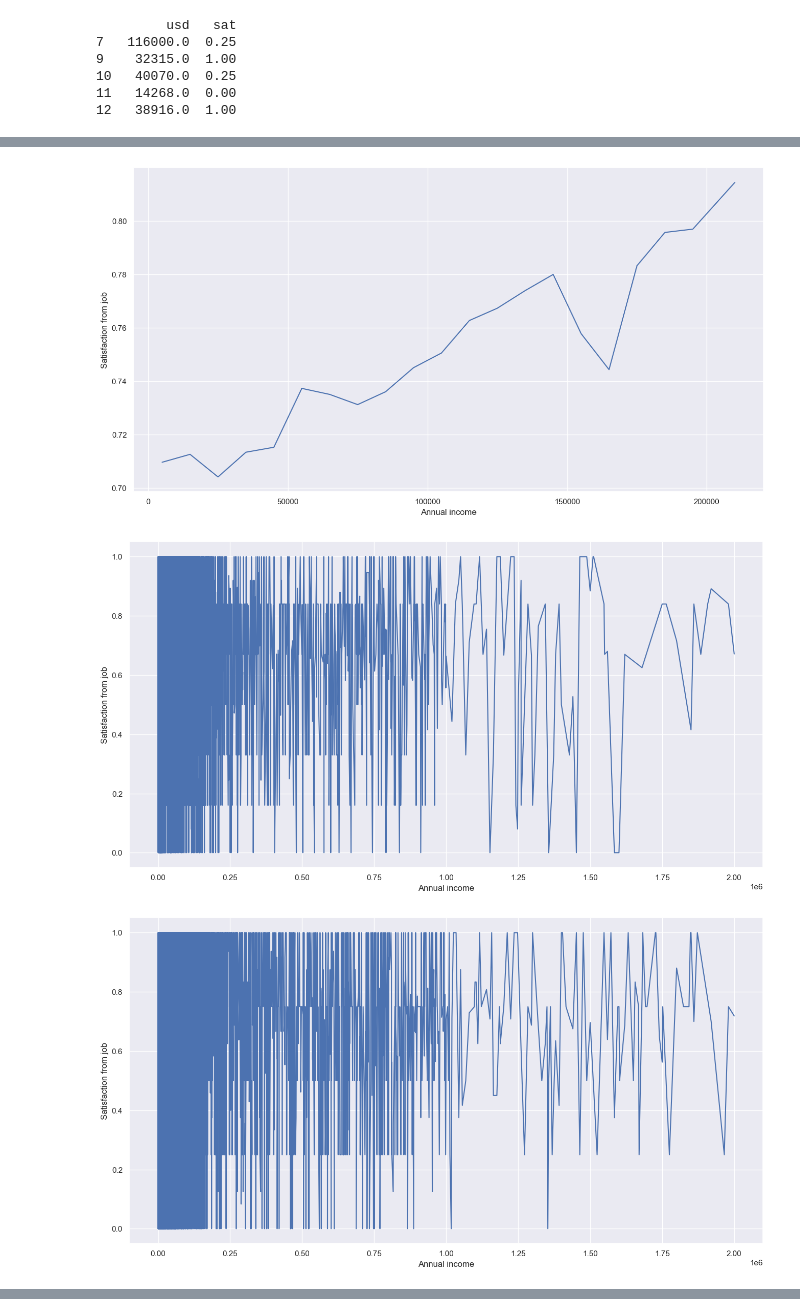
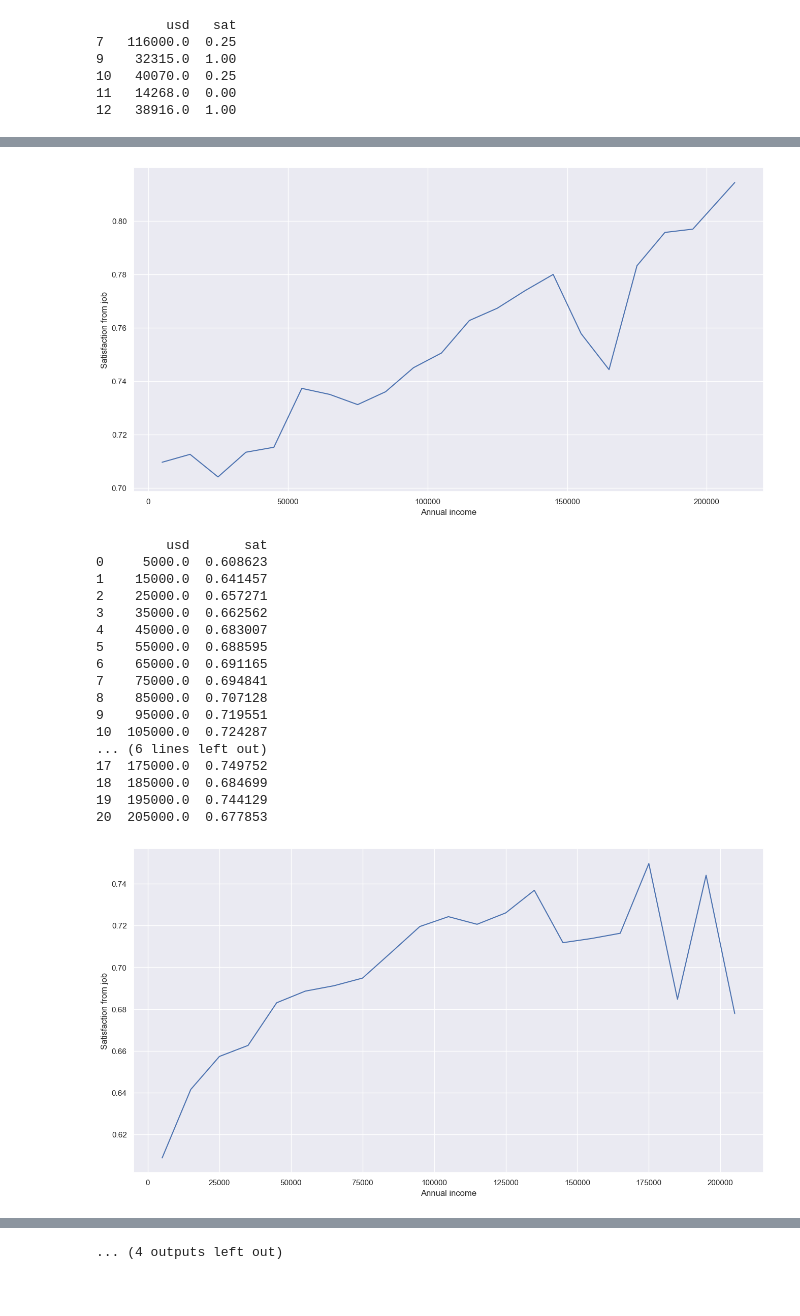
Before and after one commit to Abra-web/data_madness_2023, a Jupyter notebook: src/satisfaction.ipynb, the cells around one changed output, grey strips where cells are left out. Saved outputs shown, nothing was run; the diff lists cells and outputs as text; code cells hidden in the pictures.

Commit message:
satisfaction x money nice working plots

```diff
--- a/src/satisfaction.ipynb
+++ b/src/satisfaction.ipynb
@@ -481,7 +481,7 @@ apply_usd_mask(df_group[3],usd_mask_3)
 # For the code to work on that, we need to remove all of the NaN's from the dataframes
 for df in df_group:
     df.dropna(inplace=True)
-    b=2
+    df.reset_index()
 print(df_group[-1].head())
 # %% [output]
          usd   sat
@@ -524,9 +528,11 @@ def remap_incomes(df):
 # %%
 # Now lets get the mean satisfaction level per annual income
 def plot_stuff(df):
-    sns.lineplot(data=df,x='usd',y='sat').set(xlabel= "Annual income",ylabel = "Satisfaction from job")
+    sns.lineplot(data=df,x='usd',y='sat',sort=True).set(xlabel= "Annual income",ylabel = "Satisfaction from job")
     plt.show()
 for df in df_group:
-    grouped = df.groupby(['usd']).mean()
+    grouped = df.groupby(['usd']).mean().reset_index()
+    grouped.usd = pd.to_numeric(grouped.usd)
+    print(grouped)
     plot_stuff(grouped)
 # %% [output]
@@ -537,3 +597,19 @@ for df in df_group:
 [figure]
+         usd       sat
+0     5000.0  0.608623
+1    15000.0  0.641457
+2    25000.0  0.657271
+3    35000.0  0.662562
+4    45000.0  0.683007
+5    55000.0  0.688595
+6    65000.0  0.691165
+7    75000.0  0.694841
+8    85000.0  0.707128
+9    95000.0  0.719551
+10  105000.0  0.724287
+... (6 lines left out)
+17  175000.0  0.749752
+18  185000.0  0.684699
+19  195000.0  0.744129
+20  205000.0  0.677853
-[figure, old version]
+[figure, new version]
-[figure, removed]
@@ -540,0 +616 @@ for df in df_group:
+... (4 outputs left out)
```
Also changed, not shown: parts of 4 cells of this notebook.
